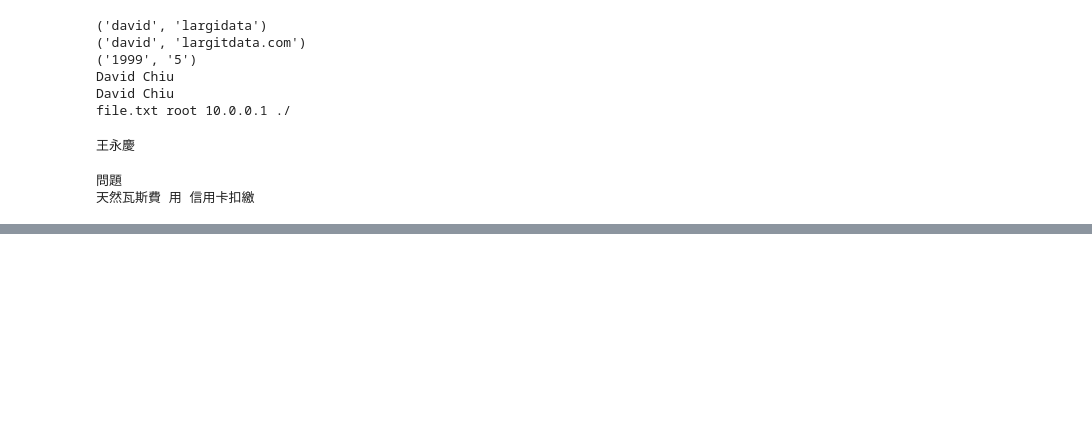
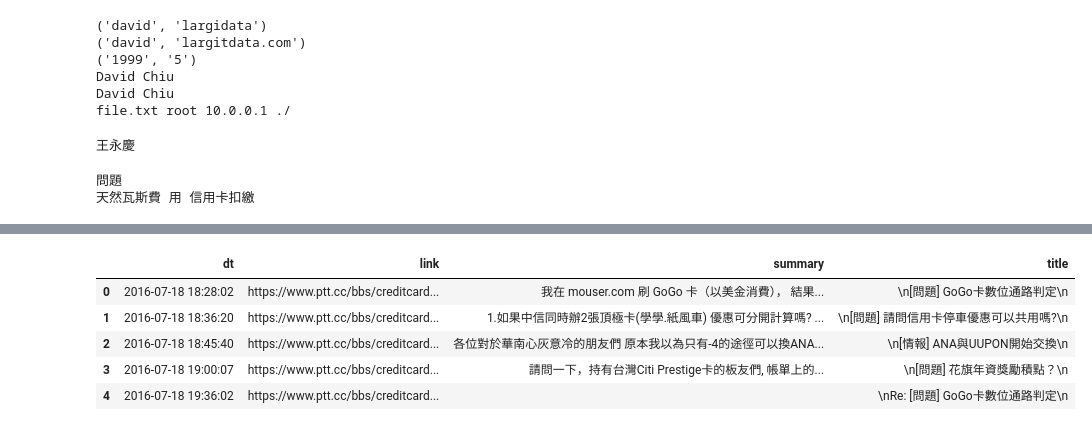
Before and after one commit to ywchiu/pyfintech, a Jupyter notebook: 20160723Demo.ipynb, the cells around one changed output, grey strips where cells are left out. Cells and saved outputs as stored; diff of their text form; code cells hidden in the pictures; blank space fills up the shorter version.

```diff
--- a/20160723Demo.ipynb
+++ b/20160723Demo.ipynb
@@ -521,0 +575,11 @@ print m.group(2)
+# %%
+import pandas
+df = pandas.DataFrame(pttary)
+df.head()
+# %% [output]
+|  | dt | link | summary | title |
+| 0 | 2016-07-18 18:28:02 | https://www.ptt.cc/bbs/creditcard... | 我在 mouser.com 刷 GoGo 卡（以美金消費）， 結果... | \n[問題] GoGo卡數位通路判定\n |
+| 1 | 2016-07-18 18:36:20 | https://www.ptt.cc/bbs/creditcard... | 1.如果中信同時辦2張頂極卡(學學.紙風車) 優惠可分開計算嗎? ... | \n[問題] 請問信用卡停車優惠可以共用嗎?\n |
+| 2 | 2016-07-18 18:45:40 | https://www.ptt.cc/bbs/creditcard... | 各位對於華南心灰意冷的朋友們 原本我以為只有-4的途徑可以換ANA... | \n[情報] ANA與UUPON開始交換\n |
+| 3 | 2016-07-18 19:00:07 | https://www.ptt.cc/bbs/creditcard... | 請問一下，持有台灣Citi Prestige卡的板友們, 帳單上的... | \n[問題] 花旗年資獎勵積點？\n |
+| 4 | 2016-07-18 19:36:02 | https://www.ptt.cc/bbs/creditcard... |  | \nRe: [問題] GoGo卡數位通路判定\n |
```
Also changed, not shown: parts of 17 cells of this notebook, 1 other file.
